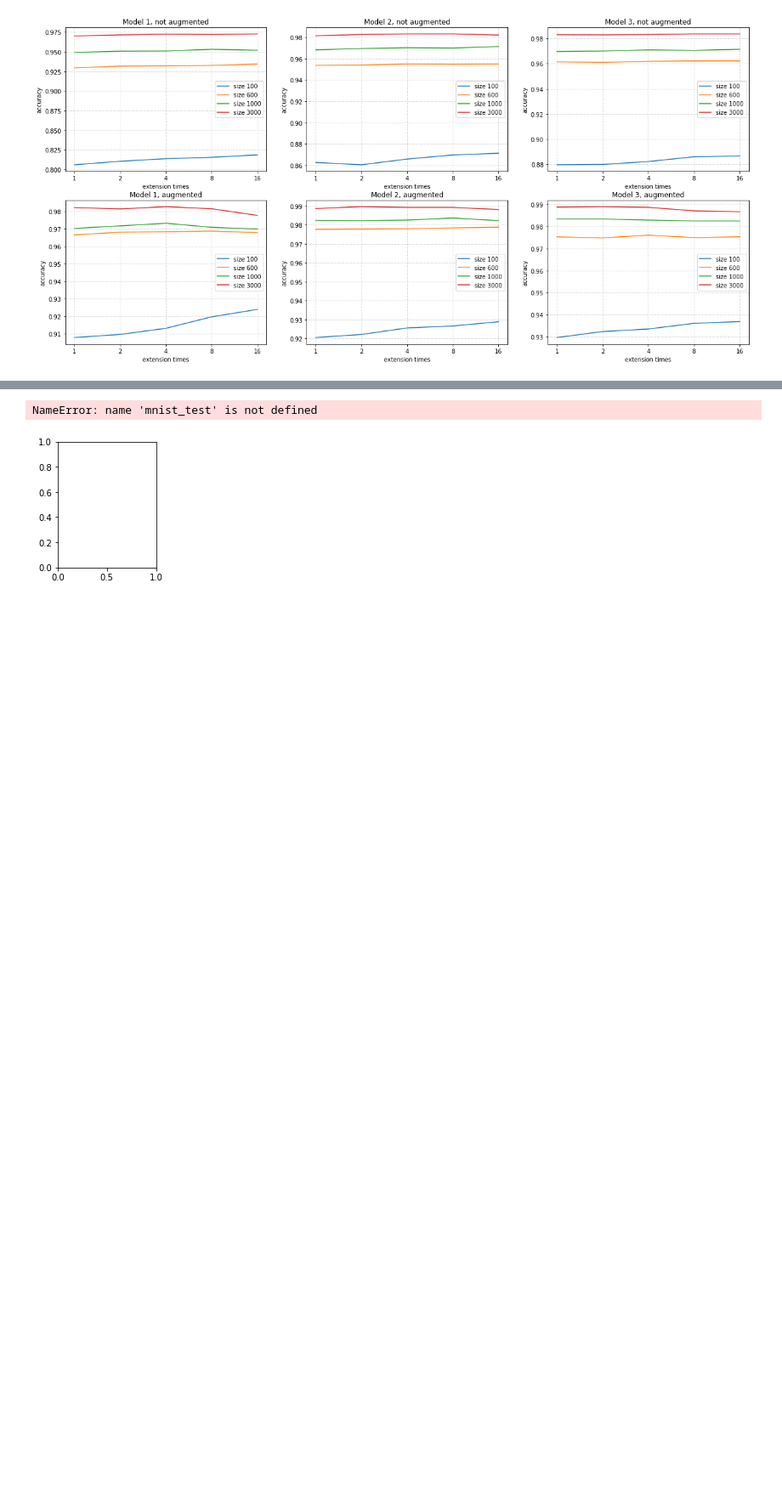
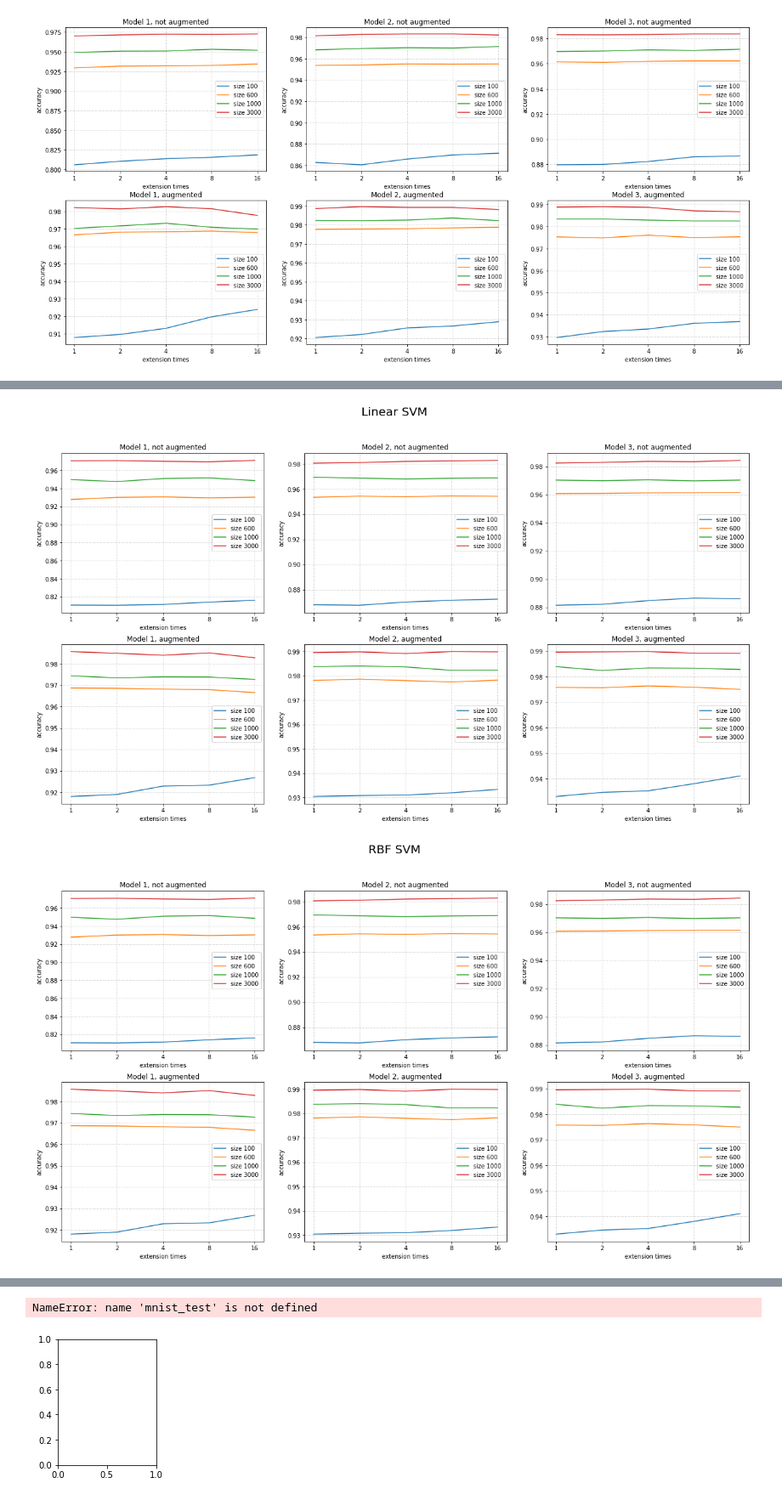
Before and after one commit to feathernox/shagraev-science-squad, a Jupyter notebook: remizova/experiment.ipynb, the cells around one changed output, grey strips where cells are left out. Shown at 85% size. Saved outputs shown, nothing was run; the diff lists cells and outputs as text; code cells hidden in the pictures; blank space fills up the shorter version.

```diff
--- a/remizova/experiment.ipynb
+++ b/remizova/experiment.ipynb
@@ -14,4 +16,4 @@ env: MYPATH=../../../../storage/feathernox/
 # %%
-MYPATH = '../../../../storage/feathernox/'
+MYPATH = '../../../../../storage/feathernox/'
 # %%
 BATCH_SIZE = 32
@@ -217,7 +213,6 @@ for class_size in tqdm(data_util.MNIST_SIZES[::-1]):
                 model.load_state_dict(
                     torch.load('aux_files/best_model_{}.pkl'.format(tag)))
                 model.logits = Identity()
-                model.train(False)
                 results = embeddings_util.extend_sample(
                     model, mnist_labeled, mnist_unlabeled, mnist_val, mnist_test, batch_size=BATCH_SIZE)
                 with open(MYPATH + 'aux_files/embeds_{}.pkl'.format(tag), 'wb') as f:
@@ -284,5 +267,8 @@ for tag in graph_neighbors_data:
 # %%
 EXTENSION_TIMES = [1, 2, 4, 8, 16]
+
+with open('aux_files/graph_neighbors_data.pkl', 'rb') as f:
+    graph_neighbors_data = pkl.load(f)
 
 plt.figure(figsize=(21, 10))
 for augmented in [True, False]:
@@ -374,3 +297,0 @@ for class_size in tqdm(data_util.MNIST_SIZES[::-1]):
-# %%
-with open('aux_files/embeds_{}.pkl'.format(tag), 'rb') as f:
-    print(pkl.load(f)['extended'][2]['X'].shape)
@@ -378,0 +367,34 @@ with open('aux_files/embeds_{}.pkl'.format(tag), 'rb') as f:
+# %%
+EXTENSION_TIMES = [1, 2, 4, 8, 16]
+
+with open('aux_files/exquisite_clf_accs.pkl', 'rb') as f:
+    exquisite_clf_accs = pkl.load(f)
+
+for name in names:
+    plt.figure(figsize=(21, 11))
+    plt.suptitle(name, fontsize=20)
+    for augmented in [True, False]:
+        for idx_model in range(3):
+            plt.subplot(2, 3, (1 - augmented) * 3 + idx_model + 1)
+            for class_size in data_util.MNIST_SIZES:
+                accs = [0 for _ in range(len(EXTENSION_TIMES))]
+                if class_size < 100:
+                    n = 3
+                else:
+                    n = 1
+                for idx_split in range(n):
+                    tag = 'size_{0}_split_{1}_augmented_{2}_model_{3}'.format(
+                                class_size, idx_split, int(augmented), idx_model)
+                    for i, ext in enumerate(EXTENSION_TIMES):
+                        accs[i] += exquisite_clf_accs[tag][ext]['Linear SVM']
+                accs = [acc / n for acc in accs]
+                plt.plot(accs, label='size {}'.format(class_size * 10))
+                plt.grid(ls=":")
+            plt.xticks(np.arange(5), EXTENSION_TIMES)
+            plt.title('Model {0}, {1}'.format(idx_model + 1, 'not augmented' if augmented else 'augmented'))
+            plt.xlabel('extension times')
+            plt.ylabel('accuracy')
+            plt.legend()
+# %% [output]
+[figure, added]
+[figure, added]
```
Also changed, not shown: parts of 17 cells of this notebook, 3 other files.
